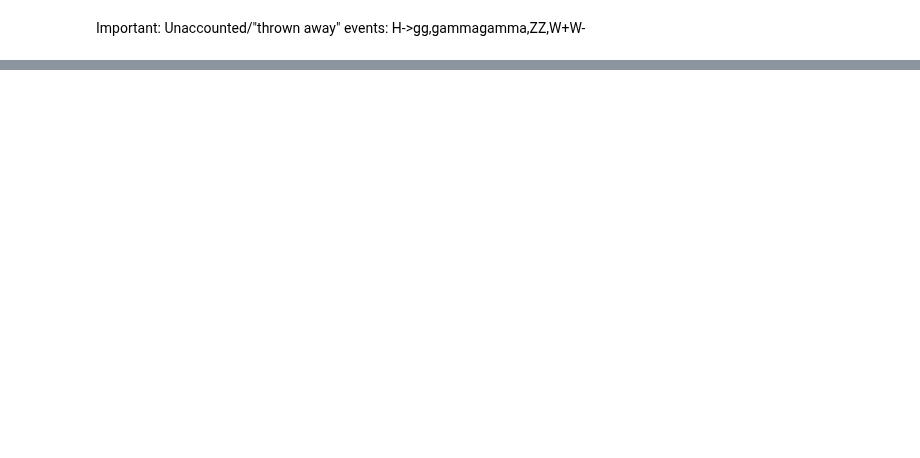
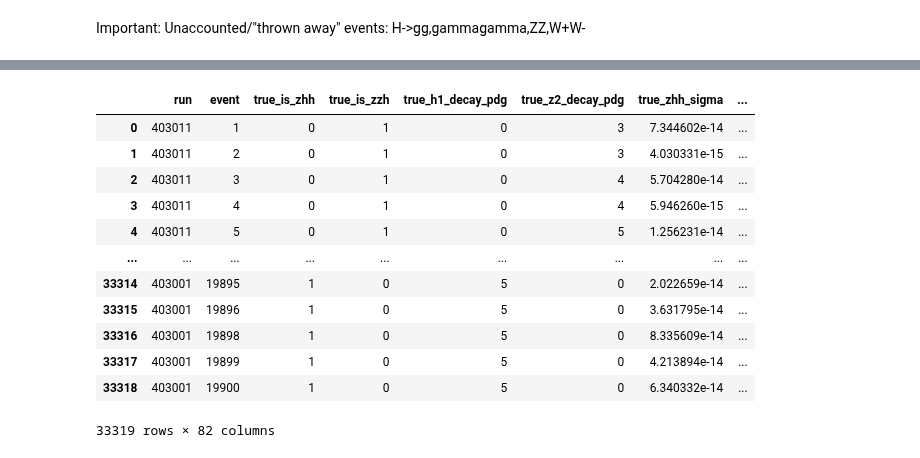
Before and after one commit to nVentis/MEM_HEP, a Jupyter notebook: view_v3.ipynb, the cells around one changed output, grey strips where cells are left out. Saved outputs shown, nothing was run; the diff lists cells and outputs as text; code cells hidden in the pictures; blank space fills up the shorter version.

```diff
--- a/view_v3.ipynb
+++ b/view_v3.ipynb
@@ -80,7 +26,7 @@ convert_directory(source_path, "dataTree", output_path)
 # Splits a dataframe with separate columns for reco and true properties to one with the properties and a different label "type" with values "true" and "reco"
 def split_event_tree(df,
                      properties=["sigma", "nll"],
-                     props_shared=["run", "event", "true_is_zhh", "true_is_zzh", "true_h1_decay1_pdg"],
+                     props_shared=["run", "event", "true_is_zhh", "true_is_zzh", "true_h1z2_decay_pdg", "true_llr"],
                      type_names=["true_zhh", "true_zzh"], column_concat: str ="_"):
     #type_dict = {}
     #for property in properties:
@@ -118,6 +64,20 @@ def split_event_tree(df,
     df.reset_index(drop=True, inplace=True)
 
     return df
+
+def type_column(df, column="type", types = ["true_zhh", "true_zzh"], check = ["true_is_zhh", "true_is_zzh"]):
+    col = []
+
+    for i in range(0, len(df)):
+        col.append("none")
+        for j in range(0, len(check)):
+            if df[check[j]][i]:
+                col[i] = types[j]
+                break
+
+    df[column] = col
+
+    return df
 # %%
 b = list(map(lambda e: join(output_path, e), listdir(output_path)))
 b
@@ -195,0 +155,16 @@ sns.histplot(data_split, x="sigma", hue="type")
+# %%
+type_column(data_cut, column="true_type")
+# %% [output]
+|  | run | event | true_is_zhh | true_is_zzh | true_h1_decay_pdg | true_z2_decay_pdg | true_zhh_sigma | ... |
+| 0 | 403011 | 1 | 0 | 1 | 0 | 3 | 7.344602e-14 | ... |
+| 1 | 403011 | 2 | 0 | 1 | 0 | 3 | 4.030331e-15 | ... |
+| 2 | 403011 | 3 | 0 | 1 | 0 | 4 | 5.704280e-14 | ... |
+| 3 | 403011 | 4 | 0 | 1 | 0 | 4 | 5.946260e-15 | ... |
+| 4 | 403011 | 5 | 0 | 1 | 0 | 5 | 1.256231e-14 | ... |
+| ... | ... | ... | ... | ... | ... | ... | ... | ... |
+| 33314 | 403001 | 19895 | 1 | 0 | 5 | 0 | 2.022659e-14 | ... |
+| 33315 | 403001 | 19896 | 1 | 0 | 5 | 0 | 3.631795e-14 | ... |
+| 33316 | 403001 | 19898 | 1 | 0 | 5 | 0 | 8.335609e-14 | ... |
+| 33317 | 403001 | 19899 | 1 | 0 | 5 | 0 | 4.213894e-14 | ... |
+| 33318 | 403001 | 19900 | 1 | 0 | 5 | 0 | 6.340332e-14 | ... |
+33319 rows × 82 columns
```
Also changed, not shown: parts of 31 cells of this notebook, 8 other files.
